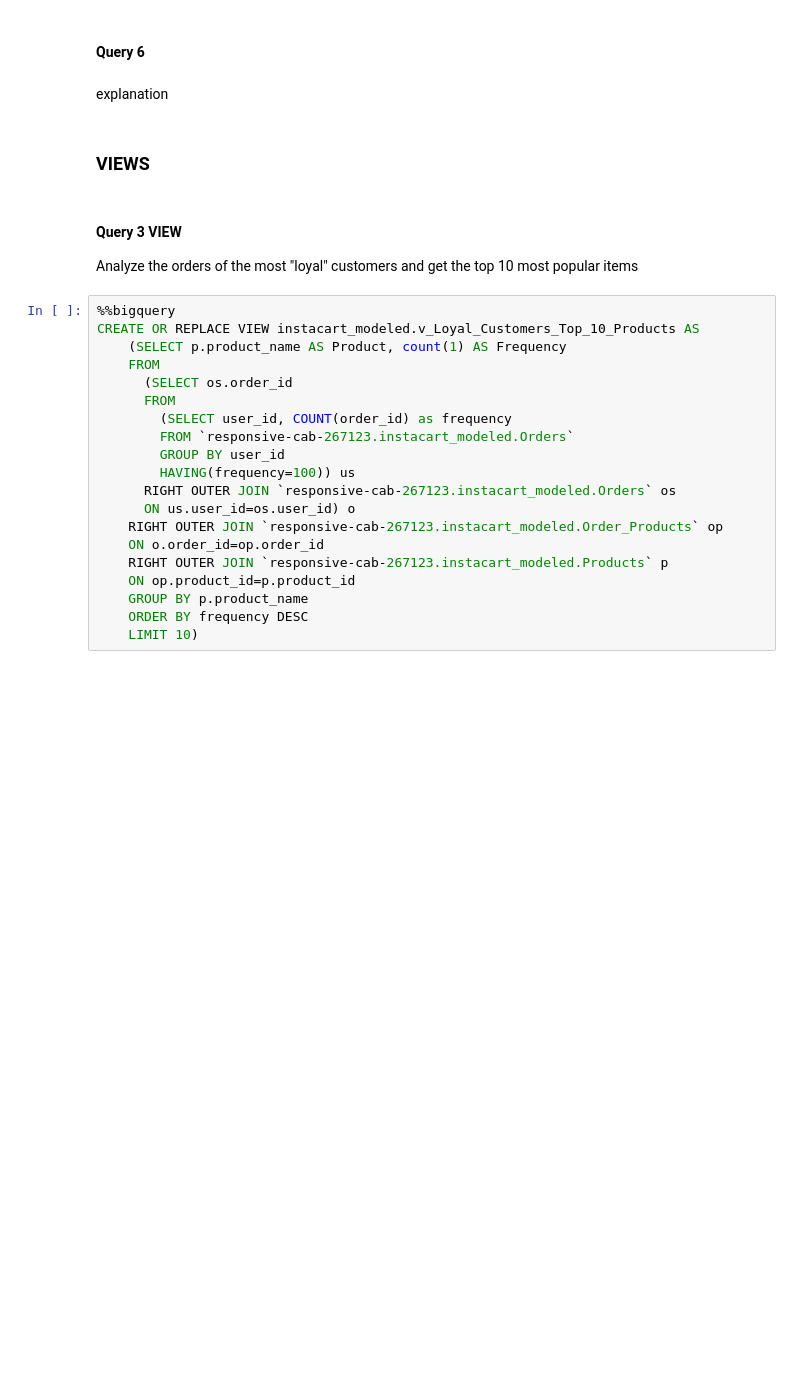
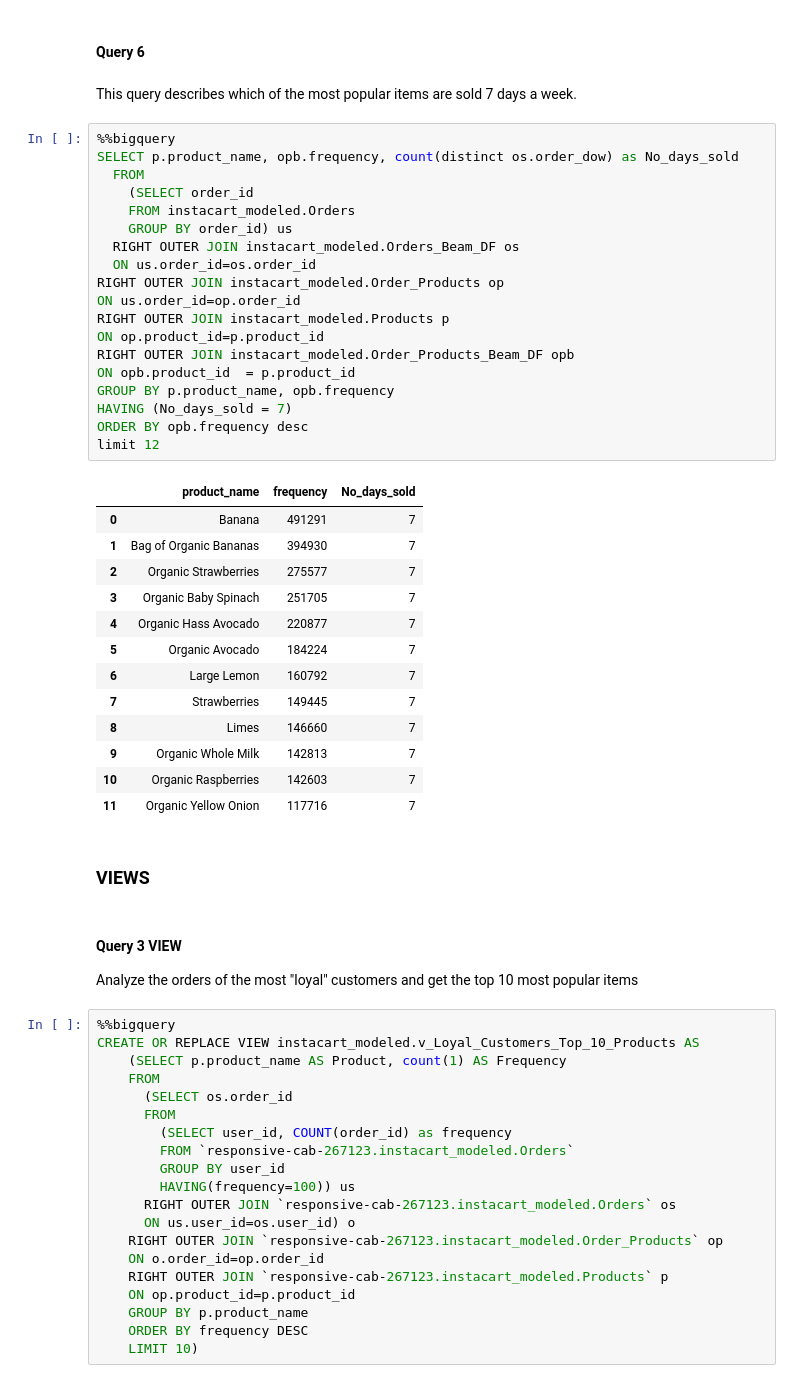
Before and after one commit to anarod1711/Bme-ase, a Jupyter notebook: instacart_analysis.ipynb, the cells around one changed output. Cells and saved outputs as stored; diff of their text form; blank space fills up the shorter version.

```diff
--- a/instacart_analysis.ipynb
+++ b/instacart_analysis.ipynb
@@ -158,7 +208,40 @@ explanation
 # %% [markdown]
 #### Query 6
-# %% [markdown]
-explanation
+# %% [markdown]
+This query describes which of the most popular items are sold 7 days a week.
+# %%
+%%bigquery
+SELECT p.product_name, opb.frequency, count(distinct os.order_dow) as No_days_sold
+  FROM
+    (SELECT order_id
+    FROM instacart_modeled.Orders
+    GROUP BY order_id) us
+  RIGHT OUTER JOIN instacart_modeled.Orders_Beam_DF os
+  ON us.order_id=os.order_id
+RIGHT OUTER JOIN instacart_modeled.Order_Products op
+ON us.order_id=op.order_id
+RIGHT OUTER JOIN instacart_modeled.Products p
+ON op.product_id=p.product_id
+RIGHT OUTER JOIN instacart_modeled.Order_Products_Beam_DF opb
+ON opb.product_id  = p.product_id
+GROUP BY p.product_name, opb.frequency
+HAVING (No_days_sold = 7)
+ORDER BY opb.frequency desc
+limit 12
+# %% [output]
+|  | product_name | frequency | No_days_sold |
+| 0 | Banana | 491291 | 7 |
+| 1 | Bag of Organic Bananas | 394930 | 7 |
+| 2 | Organic Strawberries | 275577 | 7 |
+| 3 | Organic Baby Spinach | 251705 | 7 |
+| 4 | Organic Hass Avocado | 220877 | 7 |
+| 5 | Organic Avocado | 184224 | 7 |
+| 6 | Large Lemon | 160792 | 7 |
+| 7 | Strawberries | 149445 | 7 |
+| 8 | Limes | 146660 | 7 |
+| 9 | Organic Whole Milk | 142813 | 7 |
+| 10 | Organic Raspberries | 142603 | 7 |
+| 11 | Organic Yellow Onion | 117716 | 7 |
 # %% [markdown]
 ### VIEWS
 # %% [markdown]
```
Also changed, not shown: parts of 10 cells of this notebook.
